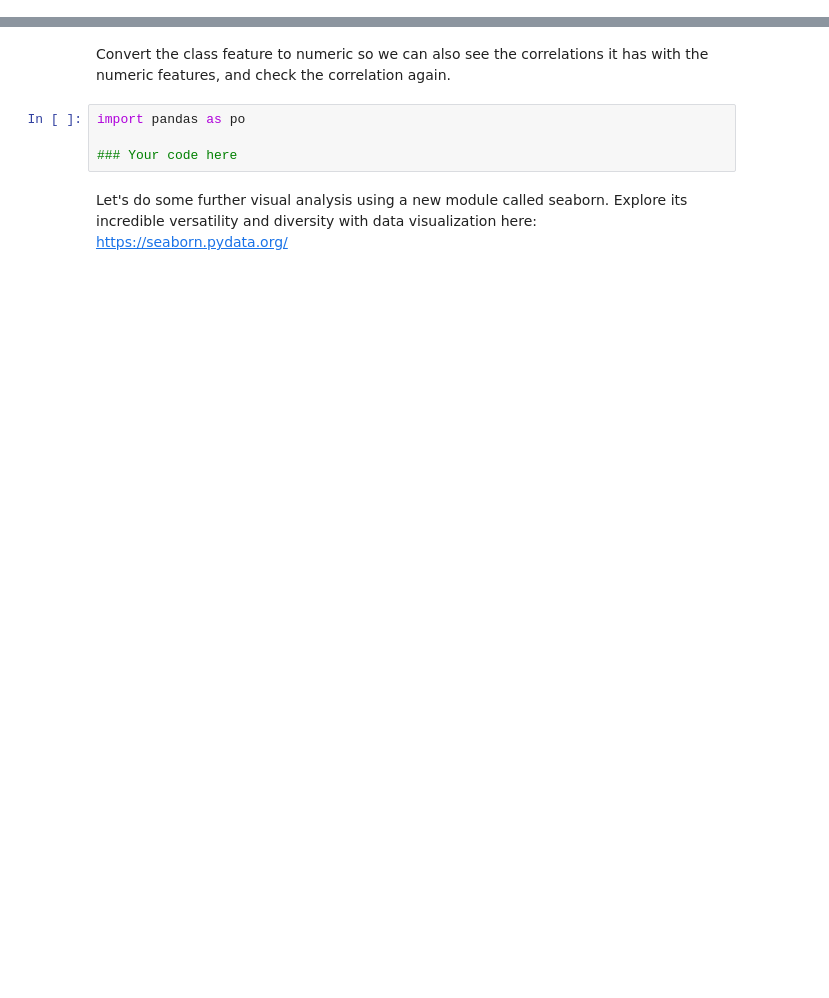
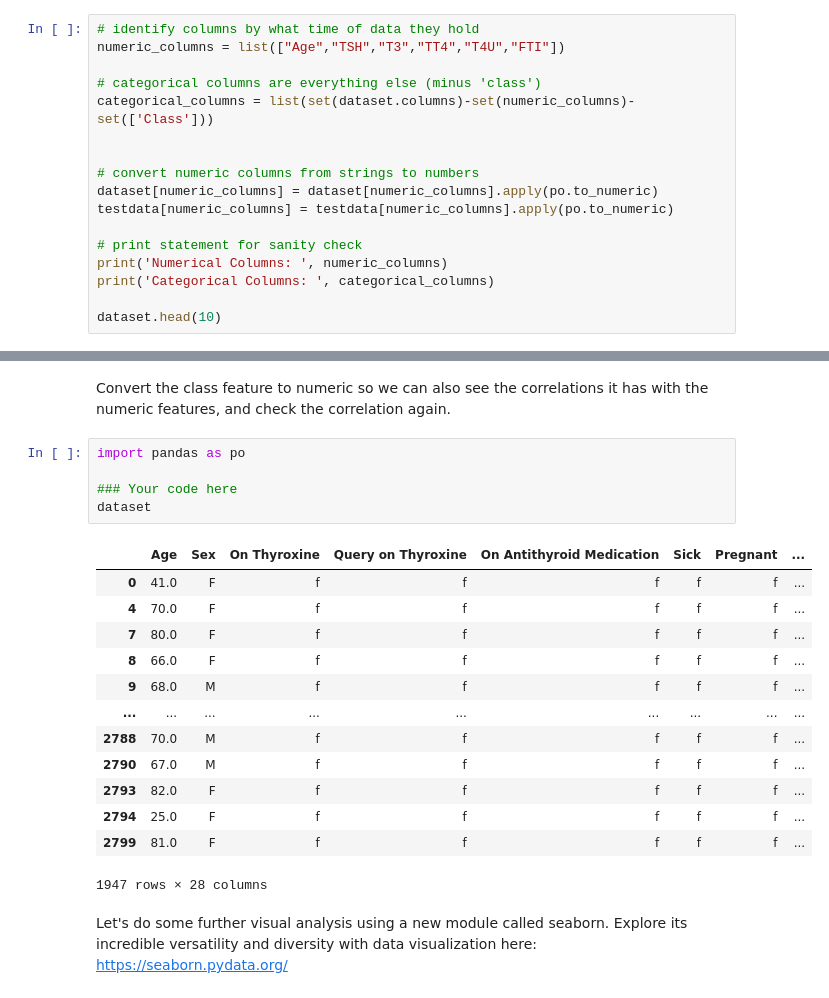
Before and after one commit to kshitij012/Week1, a Jupyter notebook: Challenge Project/Challenge_Project_STUDENT (2).ipynb, the cells around one changed output, grey strips where cells are left out. Saved outputs shown, nothing was run; the diff lists cells and outputs as text; blank space fills up the shorter version.

```diff
--- a/Challenge Project/Challenge_Project_STUDENT (2).ipynb
+++ b/Challenge Project/Challenge_Project_STUDENT (2).ipynb
@@ -61,0 +108,17 @@ dataset[numeric_columns].info()
+# %%
+# identify columns by what time of data they hold
+numeric_columns = list(["Age","TSH","T3","TT4","T4U","FTI"])
+
+# categorical columns are everything else (minus 'class')
+categorical_columns = list(set(dataset.columns)-set(numeric_columns)-set(['Class']))
+
+
+# convert numeric columns from strings to numbers
+dataset[numeric_columns] = dataset[numeric_columns].apply(po.to_numeric)
+testdata[numeric_columns] = testdata[numeric_columns].apply(po.to_numeric)
+
+# print statement for sanity check
+print('Numerical Columns: ', numeric_columns)
+print('Categorical Columns: ', categorical_columns)
+
+dataset.head(10)
@@ -109,7 +323,22 @@ Convert the class feature to numeric so we can also see the correlations it has
 # %%
 import pandas as po
 
 ### Your code here
+dataset
+# %% [output]
+|  | Age | Sex | On Thyroxine | Query on Thyroxine | On Antithyroid Medication | Sick | Pregnant | ... |
+| 0 | 41.0 | F | f | f | f | f | f | ... |
+| 4 | 70.0 | F | f | f | f | f | f | ... |
+| 7 | 80.0 | F | f | f | f | f | f | ... |
+| 8 | 66.0 | F | f | f | f | f | f | ... |
+| 9 | 68.0 | M | f | f | f | f | f | ... |
+| ... | ... | ... | ... | ... | ... | ... | ... | ... |
+| 2788 | 70.0 | M | f | f | f | f | f | ... |
+| 2790 | 67.0 | M | f | f | f | f | f | ... |
+| 2793 | 82.0 | F | f | f | f | f | f | ... |
+| 2794 | 25.0 | F | f | f | f | f | f | ... |
+| 2799 | 81.0 | F | f | f | f | f | f | ... |
+1947 rows × 28 columns
 # %% [markdown]
 Let's do some further visual analysis using a new module called seaborn. Explore its incredible versatility and diversity with data visualization here: https://seaborn.pydata.org/
 # %%
```
Also changed, not shown: parts of 44 cells of this notebook, 9 other files.
